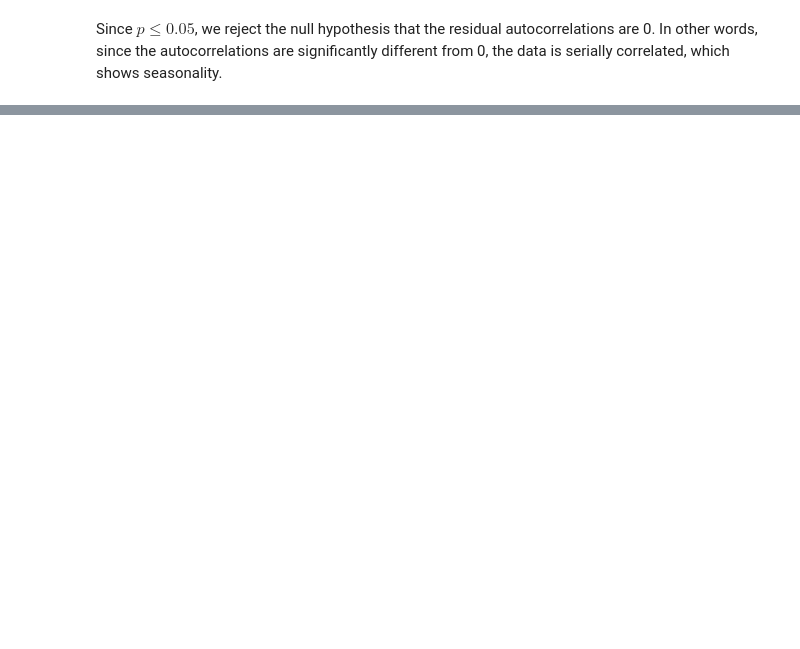
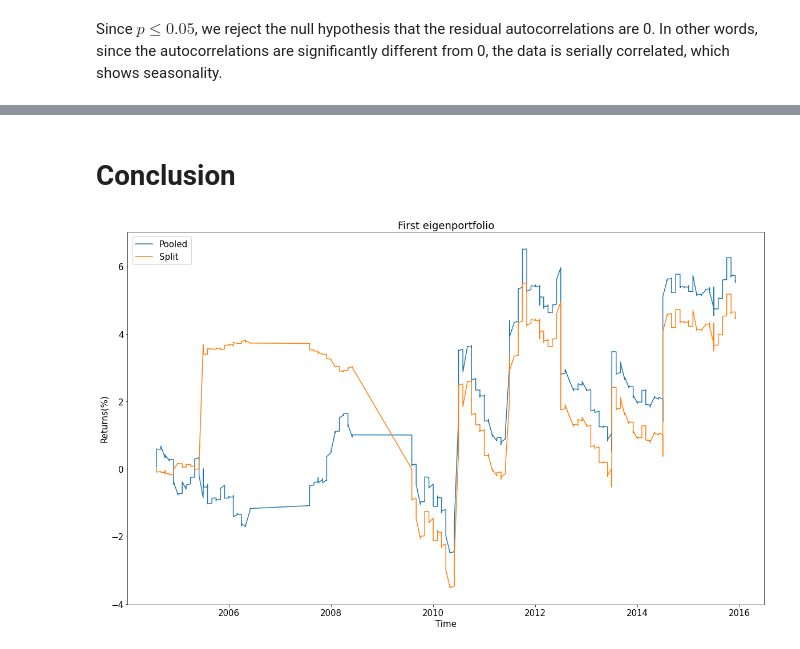
Before and after one commit to gituxedo/stat198finalproject, a Jupyter notebook: Final-Project.ipynb, the cells around one changed output, grey strips where cells are left out. Drawn from its saved outputs; the diff is of its cells as text; code cells hidden in the pictures; blank space fills up the shorter version.

```diff
--- a/Final-Project.ipynb
+++ b/Final-Project.ipynb
@@ -195,0 +296,3 @@ rejection_rate_df
+# %%
+df2_date['Time'] = pd.to_datetime(df2_date['Time'])
+df2_date
@@ -195,0 +378,19 @@ rejection_rate_df
+# %%
+ev1 = pca_factors[[0]]
+ev2 = pca_factors[[1]]
+ev3 = pca_factors[[2]]
+ev4 = pca_factors[[3]]
+ev5 = pca_factors[[4]]
+ev6 = pca_factors[[5]]
+returns1 = pd.DataFrame(np.dot(normalized_portfolio, ev1)).cumsum()
+returns2 = pd.DataFrame(np.dot(normalized_portfolio, ev2)).cumsum()
+returns3 = pd.DataFrame(np.dot(normalized_portfolio, ev3)).cumsum()
+returns4 = pd.DataFrame(np.dot(normalized_portfolio, ev4)).cumsum()
+returns5 = pd.DataFrame(np.dot(normalized_portfolio, ev5)).cumsum()
+returns6 = pd.DataFrame(np.dot(normalized_portfolio, ev6)).cumsum()
+returns1.plot()
+returns2.plot()
+returns3.plot()
+returns4.plot()
+returns5.plot()
+returns5.plot()
@@ -195,0 +409,4 @@ rejection_rate_df
+# %%
+import datetime as dt
+portfolio_before2008 = normalized_portfolio[:'2008-10-01']
+portfolio_after2008 = normalized_portfolio['2008-10-01':]
@@ -195,0 +498,16 @@ rejection_rate_df
+# %% [markdown]
+# Conclusion
+# %%
+date_index = pd.to_datetime(normalized_portfolio.index)
+plt.plot(returns1.set_index(date_index))
+split_returns1 = pd.concat([return1_before2008, return1_after2008],
+                           ignore_index=True, sort=False).set_index(date_index) # returns of first eigenportfolio with break
+plt.plot(split_returns1)
+plt.title('First eigenportfolio')
+plt.legend(['Pooled','Split'], loc = 'upper left')
+plt.xlabel('Time')
+plt.ylabel('Returns(%)')
+plt.rcParams['figure.figsize'] = [20, 12]
+plt.rcParams.update({'font.size': 15})
+# %% [output]
+[figure, added]
```
Also changed, not shown: parts of 60 cells of this notebook.
